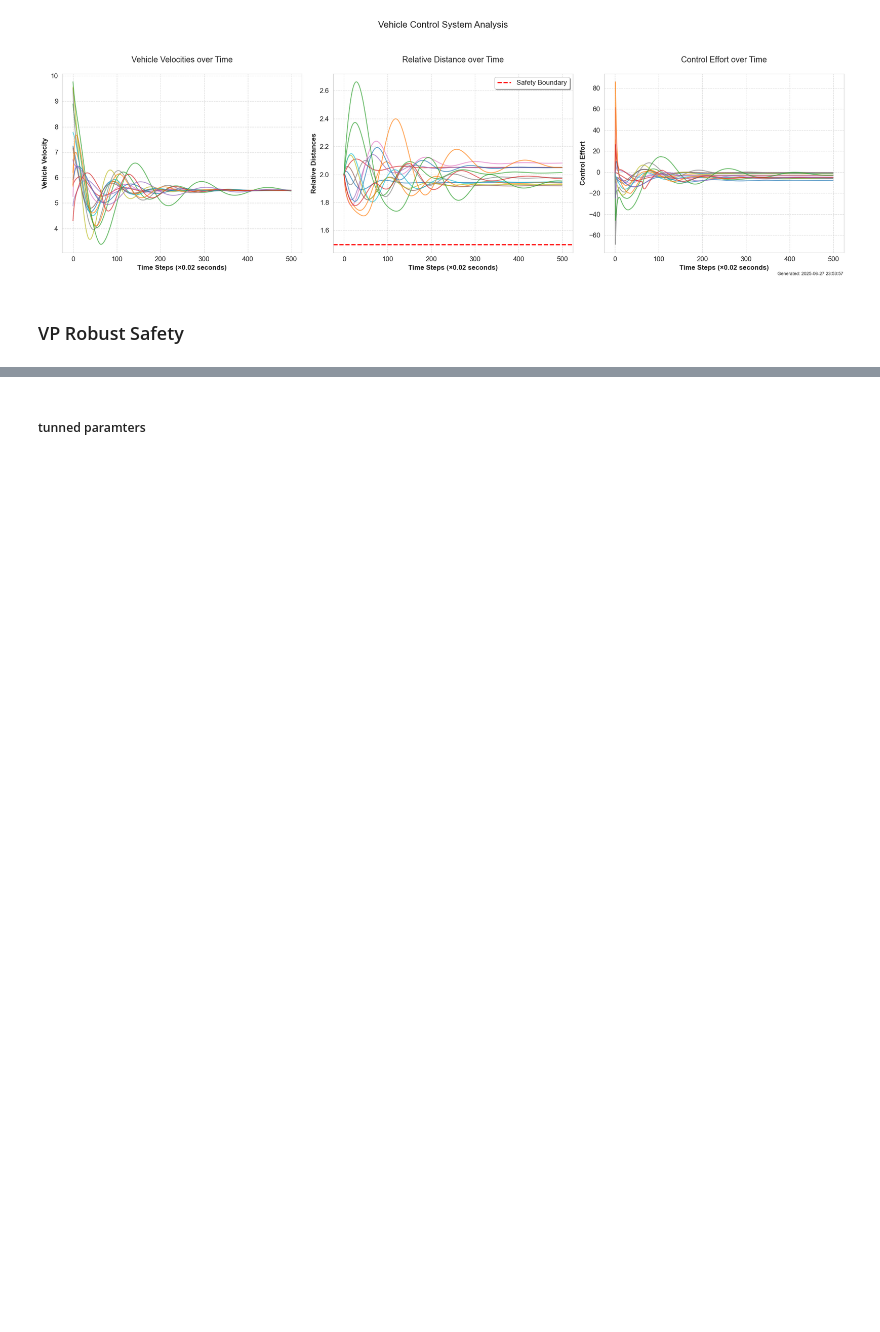
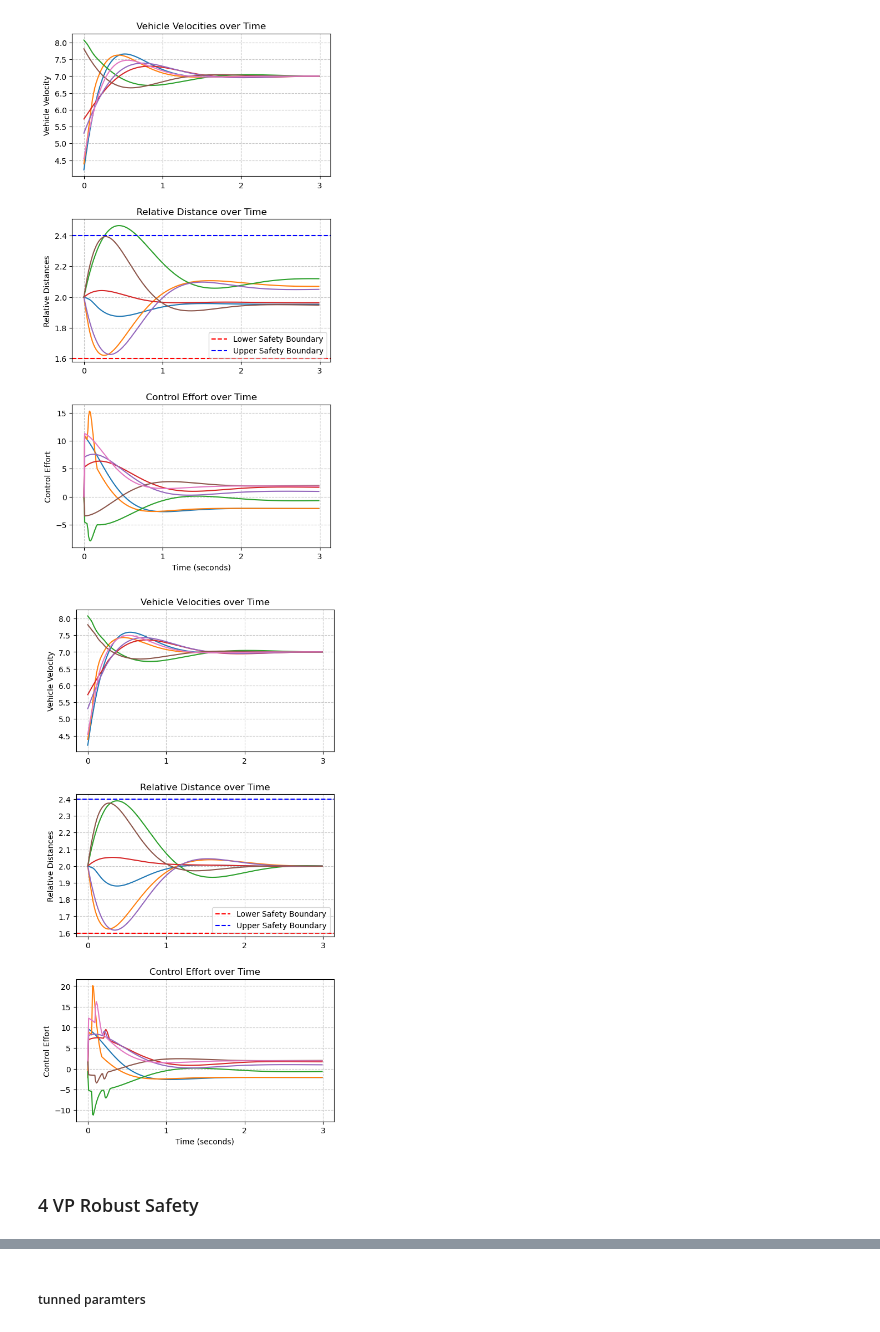
Before and after one commit to linomi/RobustSafeVP, a Jupyter notebook: final.ipynb, the cells around one changed output, grey strips where cells are left out. Cells and saved outputs as stored; diff of their text form; code cells hidden in the pictures; blank space fills up the shorter version.

```diff
--- a/final.ipynb
+++ b/final.ipynb
@@ -11,4 +13,7 @@ from pyswarm import pso
 from numba import jit
 import seaborn as sns
 from datetime import datetime
+n = 7
+delta_t = 0.02
+duration = 3
 # %% [markdown]
@@ -86,8 +89,8 @@ class VP():
         self.x = 6*(np.random.random((size,1)).astype(dtype)-0.5) + 7
         self.E = incidenceMatrix
         self._kappa = 2* (np.random.random((size,1)) - 0.5) + 2
-        self._rho = 0.5*(np.random.random((size,1)).astype(dtype)-0.5) + 3
-        self._lambda =3*(np.random.random((size,1)).astype(dtype)-0.5) + 7
+        self._rho = 1*(np.random.random((size,1)).astype(dtype)-0.5) + 3
+        self._lambda =2*(np.random.random((size,1)).astype(dtype)-0.5) + 7
         self.x_bar = 7*np.ones(shape=self.x.shape)
         self._zeta = np.matmul(self.E.T,self.x)
         self._eta =  np.zeros(self._zeta.shape,dtype = dtype) + 2#(np.random.random(size = self._zeta.shape).astype(dtype)-0.5)+2# np.zeros(self._zeta.shape,dtype = dtype) + 2
@@ -96,7 +99,8 @@ class VP():
         self.s = np.zeros((size,1),dtype=dtype)
         self.p = proportional_term
         self.i = intergration_term
-        self.u = np.matmul(-self.E,self._mu) + self.p*(self.x_bar - self.x) +self.i*self.s
+        self.u = np.matmul(-self.E,self._mu) + self.p*(self.x_bar - self.x)
+        +self.i*self.s
 
 
     def update(self):
@@ -121,17 +125,19 @@ class VP():
 # %%
-n = 15
-delta_t = 0.01
-steps = int(5*(1/delta_t))
+
+
+
+steps = int(duration*(1/delta_t))
 Imatrix = -scipy.sparse.csr_matrix.toarray(incidence_matrix(path_graph(n=n), oriented=True))
-graph = VP(size = n,incidenceMatrix=Imatrix,proportional_term=1,intergration_term=50,delta_t=delta_t,
+graph = VP(size = n,incidenceMatrix=Imatrix,proportional_term=4,intergration_term=20,delta_t=delta_t,
             solver='daqp',steps = steps)
 #### saving initial states for later use
 X = np.copy(graph.x)
+X_bar = np.copy(graph.x_bar)
 Eta = np.copy(graph._eta)
 Lambda = np.copy(graph._lambda)
 Kappa = np.copy(graph._kappa)
 Rho = np.copy(graph._rho)
 Gamma = Kappa/Rho
 U, relative_d, velocities = graph.update()
-plot_vehicle_control_analysis(velocities, relative_d, U, n)
+plot_vehicle_control_analysis(velocities, relative_d, U, delta_t=delta_t,steps=steps,lb=1.6,ub=2.4)
 # %% [output]
@@ -218,20 +257,31 @@ class VP():
 # %%
-n = 15
 delta_t = 0.01
-steps = int(5*(1/delta_t))
+steps = int(duration*(1/delta_t))
 Imatrix = -scipy.sparse.csr_matrix.toarray(incidence_matrix(path_graph(n=n), oriented=True))
-graph = VP(size = n,incidenceMatrix=Imatrix,proportional_term=1,intergration_term=50,delta_t=delta_t,
+graph = VP(size = n,incidenceMatrix=Imatrix,proportional_term=4,intergration_term=20,delta_t=delta_t,
             solver='daqp',steps = steps)
 ### set initial condition with shared values across methods
+graph.x = np.copy(X)
+graph.x_bar = np.copy(X_bar)
+graph._eta = np.copy(Eta)
+graph._lambda = np.copy(Lambda)
+graph._kappa = np.copy(Kappa)
+graph._rho = np.copy(Rho)
+graph.gamma = np.copy(Gamma)
+lb= 1.6
+ub = 2.4
+U, relative_d, velocities = graph.update(lb = lb,ub=ub,mode='lb')
+plot_vehicle_control_analysis(velocities, relative_d, U, delta_t=delta_t,steps=steps,lb = lb, ub=ub)
 graph.x = np.copy(X)
 graph._eta = np.copy(Eta)
 graph._lambda = np.copy(Lambda)
 graph._kappa = np.copy(Kappa)
 graph._rho = np.copy(Rho)
 graph.gamma = np.copy(Gamma)
-U, relative_d, velocities = graph.update()
-plot_vehicle_control_analysis(velocities, relative_d, U, n)
+U, relative_d, velocities = graph.update(lb = lb,ub=ub,mode='ublb')
+plot_vehicle_control_analysis(velocities, relative_d, U, delta_t=delta_t,steps=steps,lb = lb, ub=ub)
 # %% [output]
-[figure, old version]
+[figure, new version]
+[figure, added]
 # %% [markdown]
-### VP Robust Safety
+### 4 VP Robust Safety
```
Also changed, not shown: parts of 22 cells of this notebook.
